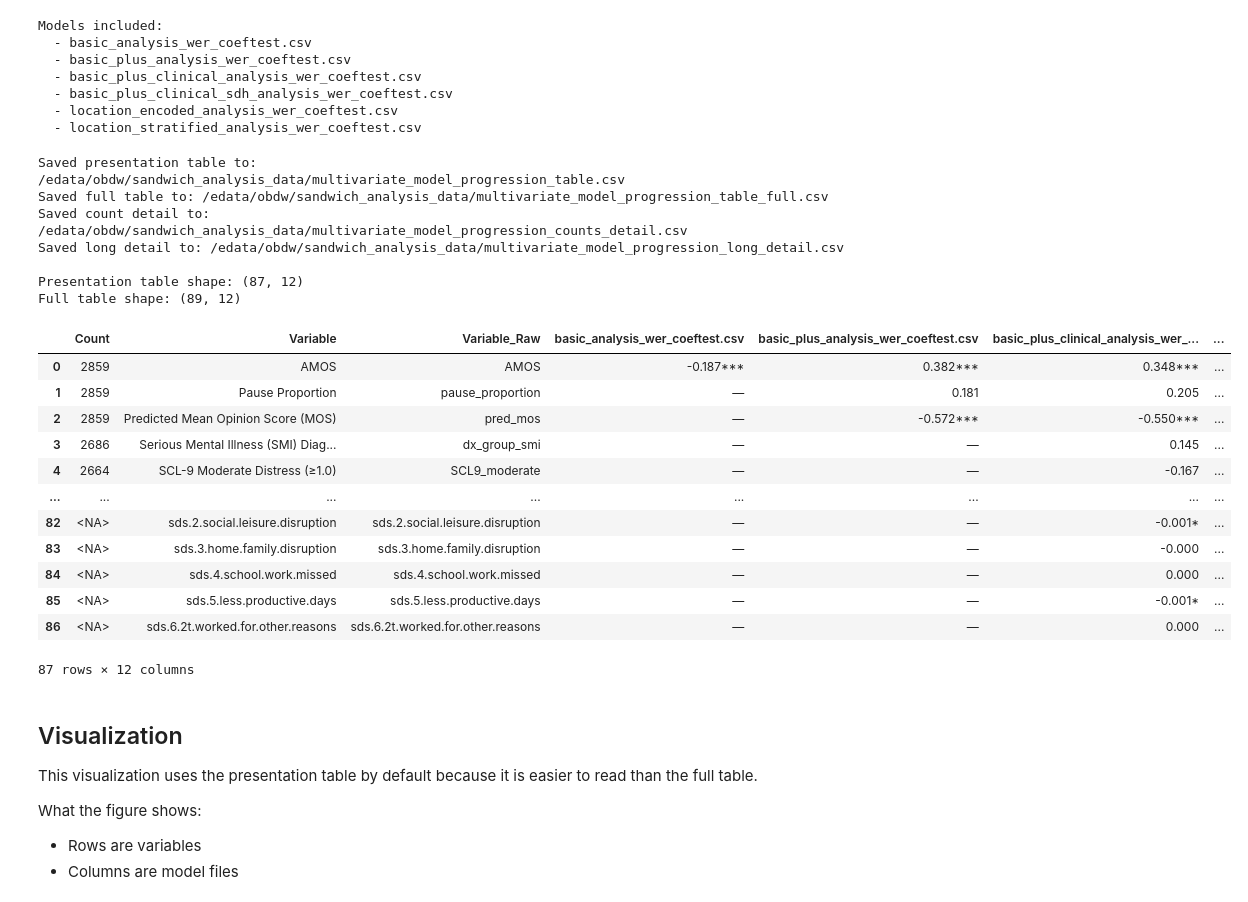
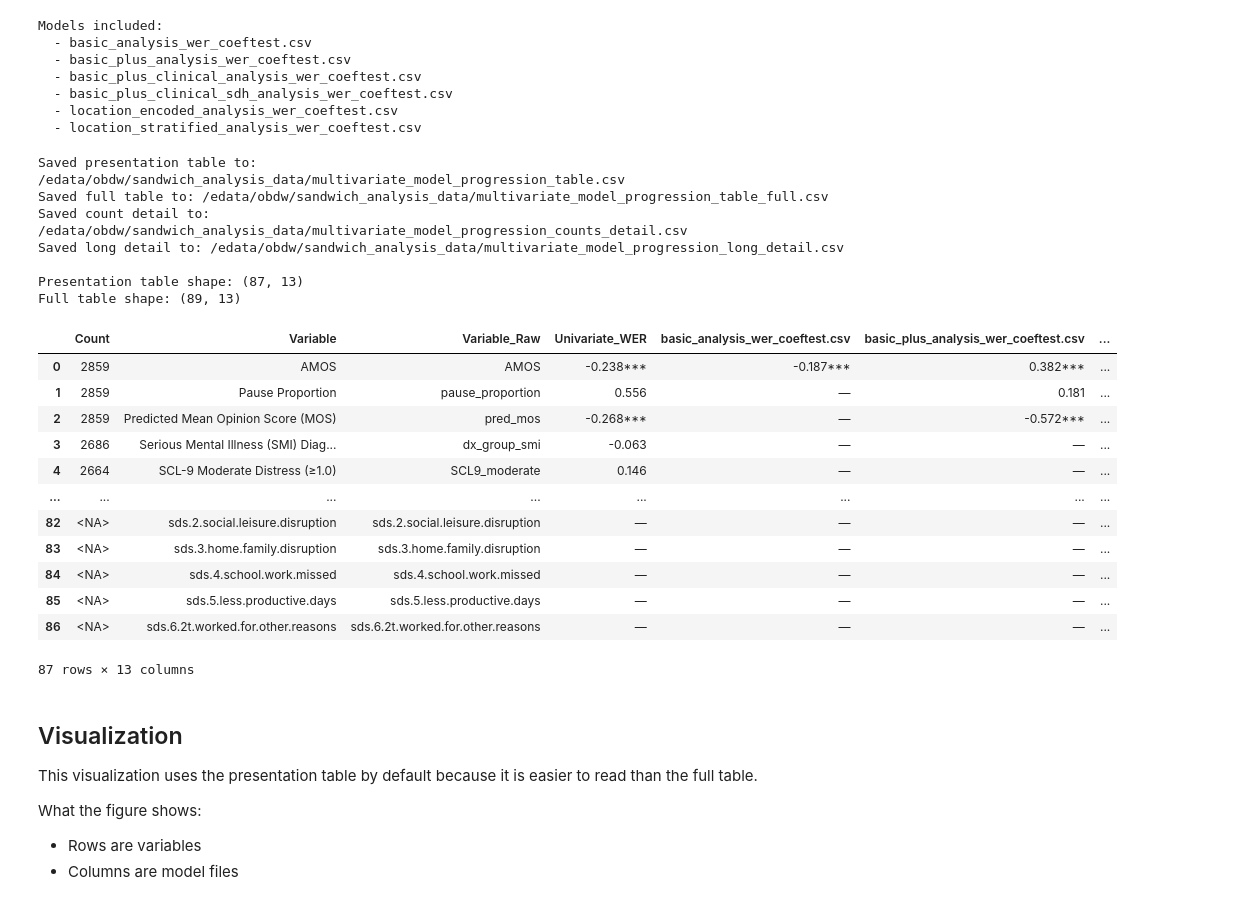
Before and after one commit to emd5-afk/BIME_U01, a Jupyter notebook: Multivariate Model Progression Table.ipynb, the cells around one changed output. Saved outputs shown, nothing was run; the diff lists cells and outputs as text; code cells hidden in the pictures.

```diff
--- a/Multivariate Model Progression Table.ipynb
+++ b/Multivariate Model Progression Table.ipynb
@@ -79,7 +79,7 @@ def parse_numeric_token(token):
         return None
 
 
-def compute_variable_count(term: str, analysis_df: pd.DataFrame | None):
+def compute_variable_count(term: str, analysis_df):
     if analysis_df is None:
         return pd.NA
 
@@ -105,7 +105,7 @@ def compute_variable_count(term: str, analysis_df: pd.DataFrame | None):
     return pd.NA
 
 
-def build_progression_outputs(model_files):
+def build_progression_outputs(model_files, univariate_path=None):
     records = []
 
     for model_path in model_files:
@@ -165,56 +165,87 @@ def build_progression_outputs(model_files):
 
     progression_table_full = variable_lookup.join(count_lookup).join(progression_matrix)
     progression_table_full = progression_table_full.reset_index()
-    progression_table_full = progression_table_full[['Count', 'Variable', 'Variable_Raw'] + model_columns + ['Count_Min', 'Count_Max', 'Models_With_Count']]
+
+    # ── Merge univariate regression results ───────────────────────────────────
+    if univariate_path is not None and Path(univariate_path).exists():
+        uni_df = pd.read_csv(univariate_path)
+        uni_df['Univariate_WER'] = uni_df.apply(
+            lambda r: format_model_cell(r['Coefficient'], r['p-value']), axis=1
+        )
+        uni_lookup = uni_df.set_index('Variable')['Univariate_WER']
+        progression_table_full['Univariate_WER'] = (
+            progression_table_full['Variable_Raw'].map(uni_lookup).fillna('—')
+        )
+        col_order = (['Count', 'Variable', 'Variable_Raw', 'Univariate_WER']
+                     + model_columns
+                     + ['Count_Min', 'Count_Max', 'Models_With_Count'])
+    else:
+        col_order = (['Count', 'Variable', 'Variable_Raw']
+                     + model_columns
+                     + ['Count_Min', 'Count_Max', 'Models_With_Count'])
+
+    progression_table_full = progression_table_full[
+        [c for c in col_order if c in progression_table_full.columns]
+    ]
     progression_table_full[model_columns] = progression_table_full[model_columns].fillna('—')
-    progression_table_full = progression_table_full.sort_values(['Count', 'Variable', 'Variable_Raw'], ascending=[False, True, True], na_position='last').reset_index(drop=True)
+    if 'Univariate_WER' in progression_table_full.columns:
+        progression_table_full['Univariate_WER'] = progression_table_full['Univariate_WER'].fillna('—')
+    progression_table_full = progression_table_full.sort_values(
+        ['Count', 'Variable', 'Variable_Raw'], ascending=[False, True, True], na_position='last'
+    ).reset_index(drop=True)
 
-    progression_table = progression_table_full[~progression_table_full['Variable_Raw'].isin(['(Intercept)', 'pid'])].reset_index(drop=True)
+    progression_table = progression_table_full[
+        ~progression_table_full['Variable_Raw'].isin(['(Intercept)', 'pid'])
+    ].reset_index(drop=True)
 
     return progression_table, progression_table_full, count_detail, long_detail
 # %%
-progression_table, progression_table_full, count_detail, long_detail = build_progression_outputs(MODEL_FILES)
+UNIVARIATE_PATH = Path('/home/NETID/emd5/Univariate_Regression_from_X_basic_plus_clin_sdh_location_encoded.csv')
+
+progression_table, progression_table_full, count_detail, long_detail = build_progression_outputs(
+    MODEL_FILES, univariate_path=UNIVARIATE_PATH
+)
 
 presentation_output = DATA_DIR / 'multivariate_model_progression_table.csv'
 full_output = DATA_DIR / 'multivariate_model_progression_table_full.csv'
 counts_output = DATA_DIR / 'multivariate_model_progression_counts_detail.csv'
 long_output = DATA_DIR / 'multivariate_model_progression_long_detail.csv'
 
 progression_table.to_csv(presentation_output, index=False)
 progression_table_full.to_csv(full_output, index=False)
 count_detail.to_csv(counts_output, index=False)
 long_detail.to_csv(long_output, index=False)
 
 print(f'Saved presentation table to: {presentation_output}')
 print(f'Saved full table to: {full_output}')
 print(f'Saved count detail to: {counts_output}')
 print(f'Saved long detail to: {long_output}')
 print()
 print(f'Presentation table shape: {progression_table.shape}')
 print(f'Full table shape: {progression_table_full.shape}')
 
 display(progression_table)
 # %% [output]
 Saved presentation table to: /edata/obdw/sandwich_analysis_data/multivariate_model_progression_table.csv
 Saved full table to: /edata/obdw/sandwich_analysis_data/multivariate_model_progression_table_full.csv
 Saved count detail to: /edata/obdw/sandwich_analysis_data/multivariate_model_progression_counts_detail.csv
 Saved long detail to: /edata/obdw/sandwich_analysis_data/multivariate_model_progression_long_detail.csv
 
-Presentation table shape: (87, 12)
-Full table shape: (89, 12)
+Presentation table shape: (87, 13)
+Full table shape: (89, 13)
-|  | Count | Variable | Variable_Raw | basic_analysis_wer_coeftest.csv | basic_plus_analysis_wer_coeftest.csv | basic_plus_clinical_analysis_wer_... | ... |
-| 0 | 2859 | AMOS | AMOS | -0.187*** | 0.382*** | 0.348*** | ... |
-| 1 | 2859 | Pause Proportion | pause_proportion | — | 0.181 | 0.205 | ... |
-| 2 | 2859 | Predicted Mean Opinion Score (MOS) | pred_mos | — | -0.572*** | -0.550*** | ... |
-| 3 | 2686 | Serious Mental Illness (SMI) Diag... | dx_group_smi | — | — | 0.145 | ... |
-| 4 | 2664 | SCL-9 Moderate Distress (≥1.0) | SCL9_moderate | — | — | -0.167 | ... |
+|  | Count | Variable | Variable_Raw | Univariate_WER | basic_analysis_wer_coeftest.csv | basic_plus_analysis_wer_coeftest.csv | ... |
+| 0 | 2859 | AMOS | AMOS | -0.238*** | -0.187*** | 0.382*** | ... |
+| 1 | 2859 | Pause Proportion | pause_proportion | 0.556 | — | 0.181 | ... |
+| 2 | 2859 | Predicted Mean Opinion Score (MOS) | pred_mos | -0.268*** | — | -0.572*** | ... |
+| 3 | 2686 | Serious Mental Illness (SMI) Diag... | dx_group_smi | -0.063 | — | — | ... |
+| 4 | 2664 | SCL-9 Moderate Distress (≥1.0) | SCL9_moderate | 0.146 | — | — | ... |
 | ... | ... | ... | ... | ... | ... | ... | ... |
-| 82 | <NA> | sds.2.social.leisure.disruption | sds.2.social.leisure.disruption | — | — | -0.001* | ... |
-| 83 | <NA> | sds.3.home.family.disruption | sds.3.home.family.disruption | — | — | -0.000 | ... |
-| 84 | <NA> | sds.4.school.work.missed | sds.4.school.work.missed | — | — | 0.000 | ... |
-| 85 | <NA> | sds.5.less.productive.days | sds.5.less.productive.days | — | — | -0.001* | ... |
-| 86 | <NA> | sds.6.2t.worked.for.other.reasons | sds.6.2t.worked.for.other.reasons | — | — | 0.000 | ... |
+| 82 | <NA> | sds.2.social.leisure.disruption | sds.2.social.leisure.disruption | — | — | — | ... |
+| 83 | <NA> | sds.3.home.family.disruption | sds.3.home.family.disruption | — | — | — | ... |
+| 84 | <NA> | sds.4.school.work.missed | sds.4.school.work.missed | — | — | — | ... |
+| 85 | <NA> | sds.5.less.productive.days | sds.5.less.productive.days | — | — | — | ... |
+| 86 | <NA> | sds.6.2t.worked.for.other.reasons | sds.6.2t.worked.for.other.reasons | — | — | — | ... |
-87 rows × 12 columns
+87 rows × 13 columns
 # %% [markdown]
 ## Visualization
 
```
Also changed, not shown: parts of 2 cells of this notebook, 14 other files.
